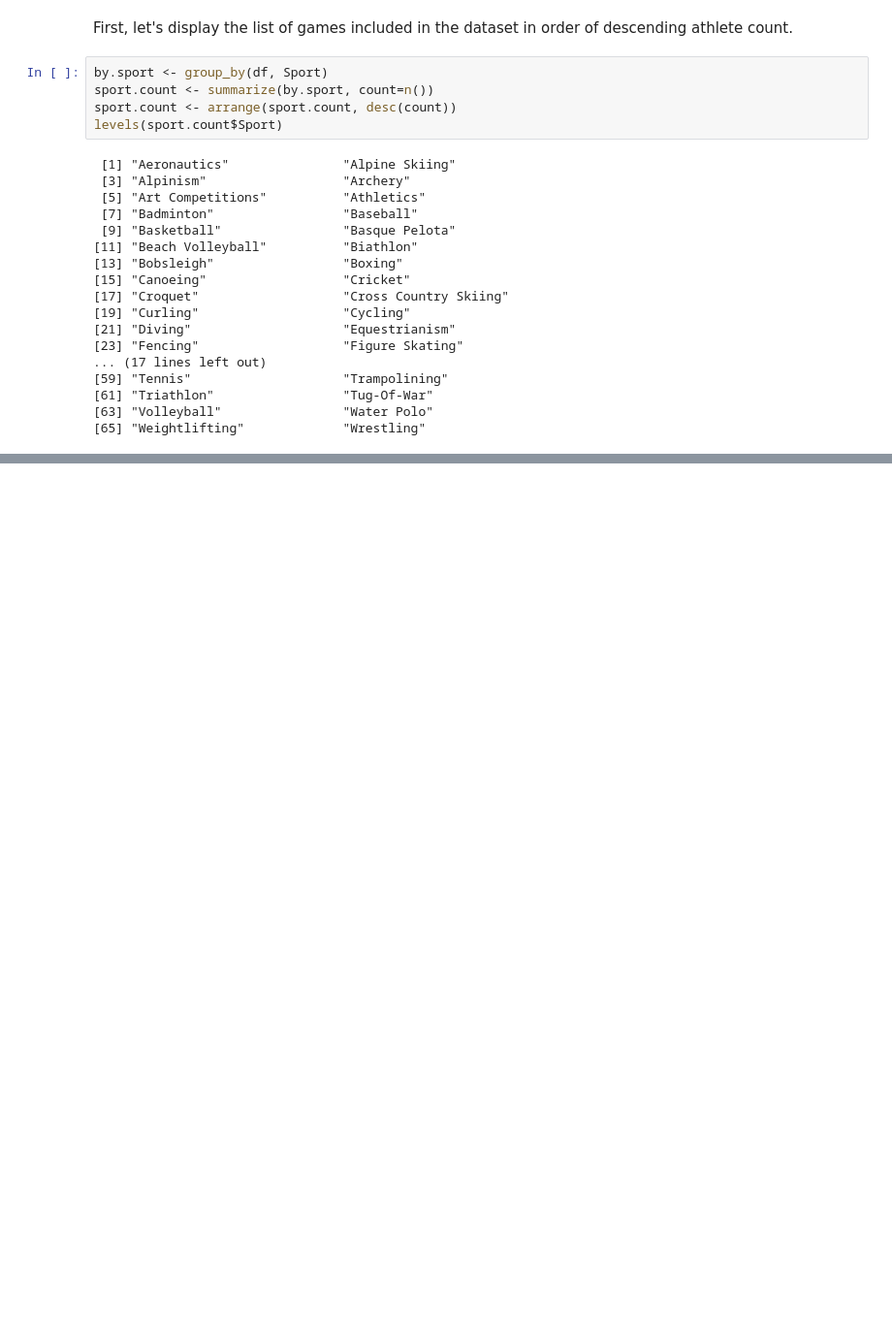
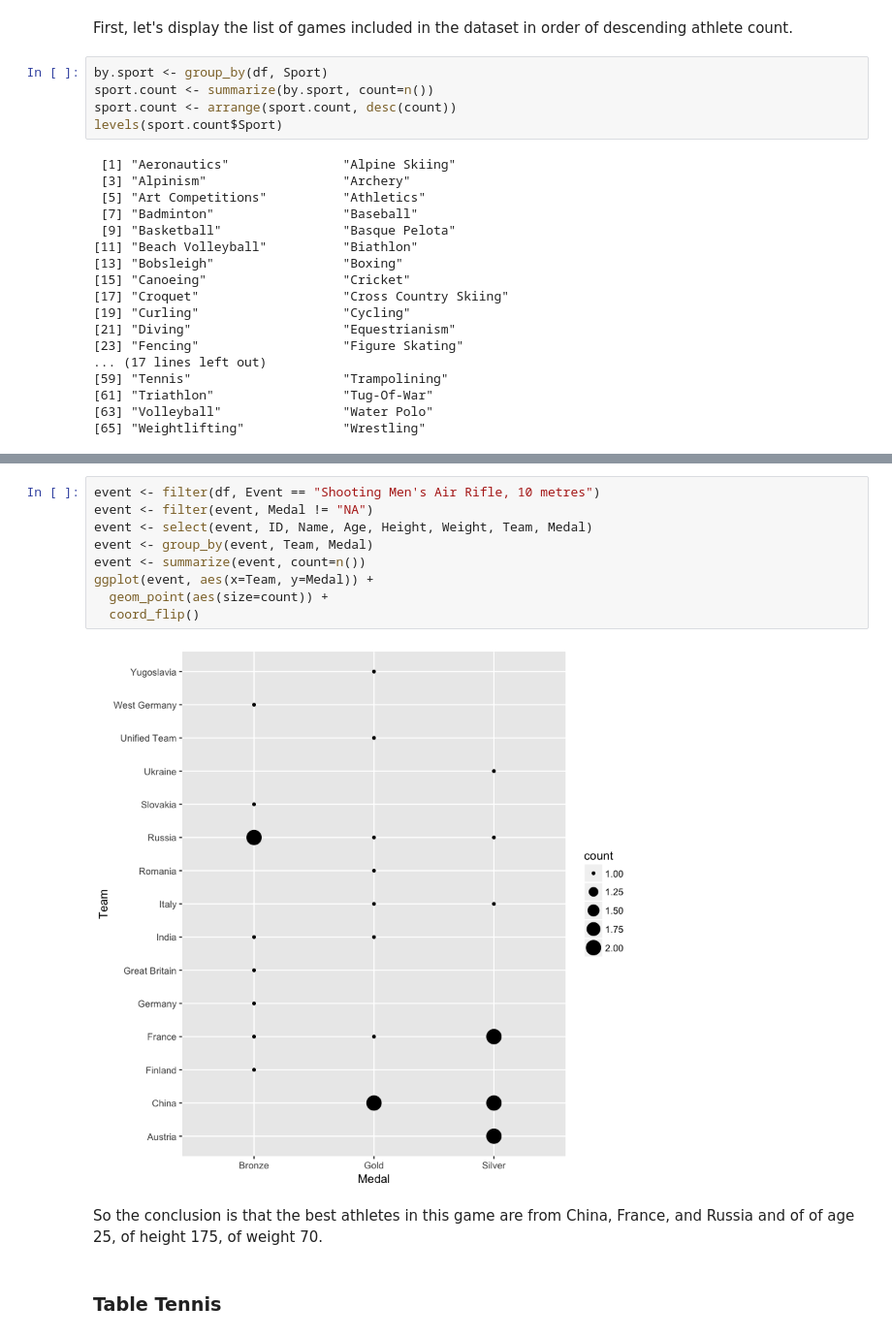
Before and after one commit to ap1303/side_project_1, a Jupyter notebook: Untitled.ipynb, the cells around one changed output, grey strips where cells are left out. Shown at 97% size. Drawn from its saved outputs; the diff is of its cells as text; blank space fills up the shorter version.

```diff
--- a/Untitled.ipynb
+++ b/Untitled.ipynb
@@ -48,0 +118,15 @@ levels(sport.count$Sport)
+# %%
+event <- filter(df, Event == "Shooting Men's Air Rifle, 10 metres")
+event <- filter(event, Medal != "NA")
+event <- select(event, ID, Name, Age, Height, Weight, Team, Medal)
+event <- group_by(event, Team, Medal)
+event <- summarize(event, count=n())
+ggplot(event, aes(x=Team, y=Medal)) +
+  geom_point(aes(size=count)) +
+  coord_flip()
+# %% [output]
+[figure, added]
+# %% [markdown]
+So the conclusion is that the best athletes in this game are from China, France, and Russia and of of age 25, of height 175, of weight 70.
+# %% [markdown]
+### Table Tennis
```
Also changed, not shown: parts of 52 cells of this notebook.
